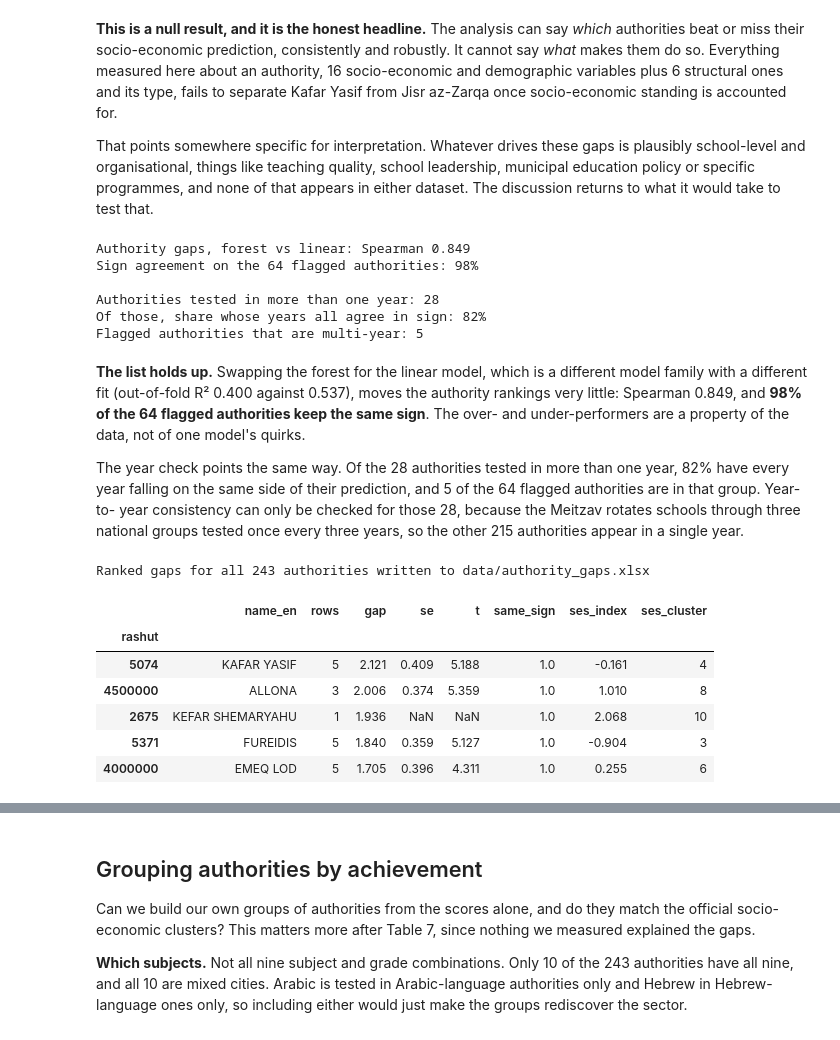
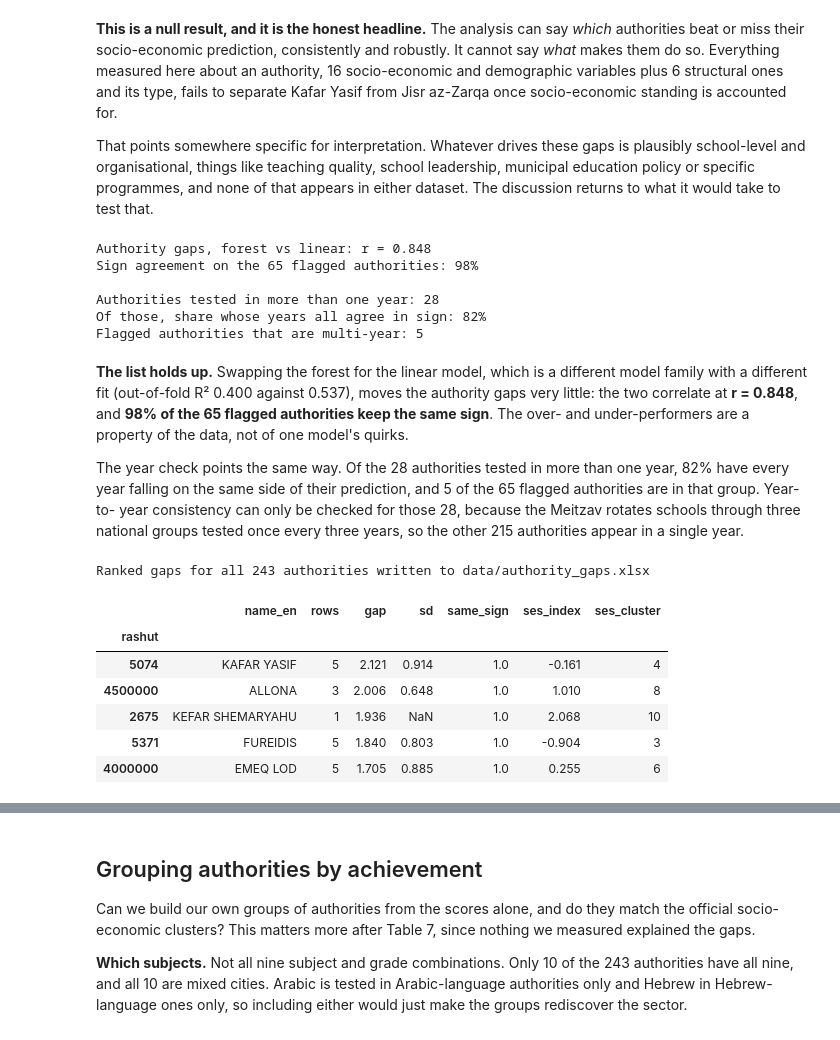
Before and after one commit to Fiamma-Jikukan/DS_final_project_Or_and_Stav, a Jupyter notebook: DS_final_project_Or_and_Stav.ipynb, the cells around one changed output, grey strips where cells are left out. Drawn from its saved outputs; the diff is of its cells as text; code cells hidden in the pictures.

```diff
--- a/DS_final_project_Or_and_Stav.ipynb
+++ b/DS_final_project_Or_and_Stav.ipynb
@@ -786,8 +873,8 @@ for ax, (subject, grade) in zip(axes.flat, GROUPS):
     present = [c for c in CLUSTERS if (rows["ses_cluster"] == c).any()]
     ax.boxplot([rows.loc[rows["ses_cluster"] == c, "score"] for c in present], positions=present,
                widths=0.6, **BOX_STYLE)
-    rho = rows["ses_cluster"].rank().corr(rows["score"].rank())  # Spearman = Pearson on ranks (no scipy needed)
-    ax.set_title(f"{GROUP_LABELS[(subject, grade)]}  (Spearman ρ = {rho:.2f})", fontsize=10)
+    correlation = rows["ses_cluster"].corr(rows["score"])
+    ax.set_title(f"{GROUP_LABELS[(subject, grade)]}  (r = {correlation:.2f})", fontsize=10)
     ax.set_xticks(list(CLUSTERS), [str(c) for c in CLUSTERS])
     ax.grid(axis="x", visible=False)
 
@@ -1135,8 +1241,9 @@ from sklearn.pipeline import Pipeline
 from sklearn.preprocessing import OneHotEncoder, StandardScaler
 
 NUMERIC_FEATURES = ["ses_index", "population"] + CBS_VARIABLES
-CATEGORICAL_FEATURES = ["shichva", "subject_id", "norm_id", "year"]
-FEATURES = NUMERIC_FEATURES + CATEGORICAL_FEATURES
+CATEGORICAL_FEATURES = ["shichva", "year"]                       # still encoded inside the pipeline
+DUMMY_FEATURES = SUBJECT_DUMMIES + SECTOR_DUMMIES                # already encoded during cleaning
+FEATURES = NUMERIC_FEATURES + CATEGORICAL_FEATURES + DUMMY_FEATURES
 TARGET, WEIGHT = "score", "n_students_tested"
 
 def features_target_weight(rows):
@@ -1147,14 +1254,20 @@ X_val, y_val, w_val = features_target_weight(val_set)
 X_test, y_test, w_test = features_target_weight(test_set)
 
 def make_pipeline(model, drop_first):
-    # Both preprocessing steps learn their numbers inside the pipeline, so in cross-validation they
-    # only ever see the fitting fold. The median fills the suppressed CBS variables.
-    # drop_first removes one dummy per categorical variable: needed for the linear model, which would
-    # otherwise have a redundant column per variable alongside the intercept; the forest doesn't care.
+    # Imputing and scaling learn their numbers inside the pipeline, so in cross-validation they only
+    # ever see the fitting fold. The median fills the suppressed CBS variables.
+    # drop_first removes one column per categorical variable: needed for the linear and logistic models,
+    # which would otherwise have a redundant column per variable alongside the intercept. Subject and
+    # sector were encoded during cleaning, so for them we drop the first column by selecting a subset.
     numeric = Pipeline([("impute", SimpleImputer(strategy="median")), ("scale", StandardScaler())])
-    categorical = OneHotEncoder(drop="first" if drop_first else None, handle_unknown="ignore")
+    encoder = lambda: OneHotEncoder(drop="first" if drop_first else None, handle_unknown="ignore")
+    dummies = (SUBJECT_DUMMIES[1:] + SECTOR_DUMMIES[1:]) if drop_first else DUMMY_FEATURES
+    # Grade and year are listed either side of the pre-encoded block so that the columns reach the
+    # model in the same order as before subject and sector were moved into the cleaning step
     preprocess = ColumnTransformer([("num", numeric, NUMERIC_FEATURES),
-                                    ("cat", categorical, CATEGORICAL_FEATURES)])
+                                    ("grade", encoder(), ["shichva"]),
+                                    ("already_encoded", "passthrough", dummies),
+                                    ("year", encoder(), ["year"])])
     return Pipeline([("prep", preprocess), ("model", model)])
 
 # Every model's validation numbers land here, so they can be compared in one table
@@ -1174,7 +1287,8 @@ def record(name, fitted_on, y_true, prediction, weights):
 def results_table():
     return pd.DataFrame(results).set_index(["model", "fitted on"]).round(3)
 
-print(f"{len(FEATURES)} features: {len(NUMERIC_FEATURES)} numeric + {len(CATEGORICAL_FEATURES)} categorical")
+print(f"{len(FEATURES)} feature columns: {len(NUMERIC_FEATURES)} numeric, "
+      f"{len(CATEGORICAL_FEATURES)} encoded in the pipeline, {len(DUMMY_FEATURES)} encoded during cleaning")
 print(f"Rows - train {len(X_train)}, validation {len(X_val)}, test {len(X_test)}")
 print("Rows whose CBS variables are suppressed (median-imputed in the pipeline):",
       {name: int(X[CBS_VARIABLES].isna().any(axis=1).sum())
@@ -1581,8 +1913,6 @@ per_authority = pd.DataFrame({
     "ses_index": data.groupby("rashut")["ses_index"].first(),
     "ses_cluster": data.groupby("rashut")["ses_cluster"].first(),
 }).join(authority_names[["name_en"]])
-per_authority["se"] = per_authority["sd"] / np.sqrt(per_authority["rows"])
-per_authority["t"] = per_authority["gap"] / per_authority["se"]
 
 oof_r2 = r2_score(y_all, oof_prediction)
 print(f"Out-of-fold R2 across all {data['rashut'].nunique()} authorities: {oof_r2:.3f} "
@@ -1849,7 +2179,7 @@ linear_gap = ((linear_residual - by_test_linear.transform("mean"))
               / by_test_linear.transform("std")).groupby(data["rashut"]).mean()
 
 agreement = pd.DataFrame({"forest": per_authority["gap"], "linear": linear_gap}).dropna()
-print(f"Authority gaps, forest vs linear: Spearman {agreement['forest'].rank().corr(agreement['linear'].rank()):.3f}")
+print(f"Authority gaps, forest vs linear: r = {agreement['forest'].corr(agreement['linear']):.3f}")
 print(f"Sign agreement on the {len(flagged)} flagged authorities: "
       f"{100 * (np.sign(linear_gap.loc[flagged.index]) == np.sign(flagged['gap'])).mean():.0f}%")
 
@@ -1863,36 +2193,36 @@ print(f"\nAuthorities tested in more than one year: {len(multi_year)}")
 print(f"Of those, share whose years all agree in sign: {(year_agreement == 1).mean():.0%}")
 print(f"Flagged authorities that are multi-year: {len(set(multi_year) & set(flagged.index))}")
 # %% [output]
-Authority gaps, forest vs linear: Spearman 0.849
-Sign agreement on the 64 flagged authorities: 98%
+Authority gaps, forest vs linear: r = 0.848
+Sign agreement on the 65 flagged authorities: 98%
 
 Authorities tested in more than one year: 28
 Of those, share whose years all agree in sign: 82%
 Flagged authorities that are multi-year: 5
 # %% [markdown]
 **The list holds up.** Swapping the forest for the linear model, which is a different model family with a
-different fit (out-of-fold R² 0.400 against 0.537), moves the authority rankings very little: Spearman 0.849,
-and **98% of the 64 flagged authorities keep the same sign**. The over- and under-performers are a property of
+different fit (out-of-fold R² 0.400 against 0.537), moves the authority gaps very little: the two correlate at
+**r = 0.848**, and **98% of the 65 flagged authorities keep the same sign**. The over- and under-performers are a property of
 the data, not of one model's quirks.
 
 The year check points the same way. Of the 28 authorities tested in more than one year, 82% have every year
-falling on the same side of their prediction, and 5 of the 64 flagged authorities are in that group. Year-to-
+falling on the same side of their prediction, and 5 of the 65 flagged authorities are in that group. Year-to-
 year consistency can only be checked for those 28, because the Meitzav rotates schools through three national
 groups tested once every three years, so the other 215 authorities appear in a single year.
 # %%
 # Full ranked table for the appendix, and the figures the report refers back to
 ranked = (per_authority.sort_values("gap", ascending=False)
-          [["name_en", "rows", "gap", "se", "t", "same_sign", "ses_index", "ses_cluster"]]
+          [["name_en", "rows", "gap", "sd", "same_sign", "ses_index", "ses_cluster"]]
           .round(3))
 ranked.to_excel(Path("data") / "authority_gaps.xlsx")
 print(f"Ranked gaps for all {len(ranked)} authorities written to data/authority_gaps.xlsx")
 display(ranked.head(5))
 # %% [output]
 Ranked gaps for all 243 authorities written to data/authority_gaps.xlsx
-|  | name_en | rows | gap | se | t | same_sign | ses_index | ses_cluster |
-| rashut |  |  |  |  |  |  |  |  |
-| 5074 | KAFAR YASIF | 5 | 2.121 | 0.409 | 5.188 | 1.0 | -0.161 | 4 |
-| 4500000 | ALLONA | 3 | 2.006 | 0.374 | 5.359 | 1.0 | 1.010 | 8 |
-| 2675 | KEFAR SHEMARYAHU | 1 | 1.936 | NaN | NaN | 1.0 | 2.068 | 10 |
-| 5371 | FUREIDIS | 5 | 1.840 | 0.359 | 5.127 | 1.0 | -0.904 | 3 |
-| 4000000 | EMEQ LOD | 5 | 1.705 | 0.396 | 4.311 | 1.0 | 0.255 | 6 |
+|  | name_en | rows | gap | sd | same_sign | ses_index | ses_cluster |
+| rashut |  |  |  |  |  |  |  |
+| 5074 | KAFAR YASIF | 5 | 2.121 | 0.914 | 1.0 | -0.161 | 4 |
+| 4500000 | ALLONA | 3 | 2.006 | 0.648 | 1.0 | 1.010 | 8 |
+| 2675 | KEFAR SHEMARYAHU | 1 | 1.936 | NaN | 1.0 | 2.068 | 10 |
+| 5371 | FUREIDIS | 5 | 1.840 | 0.803 | 1.0 | -0.904 | 3 |
+| 4000000 | EMEQ LOD | 5 | 1.705 | 0.885 | 1.0 | 0.255 | 6 |
```
Also changed, not shown: parts of 58 cells of this notebook, 8 other files.
